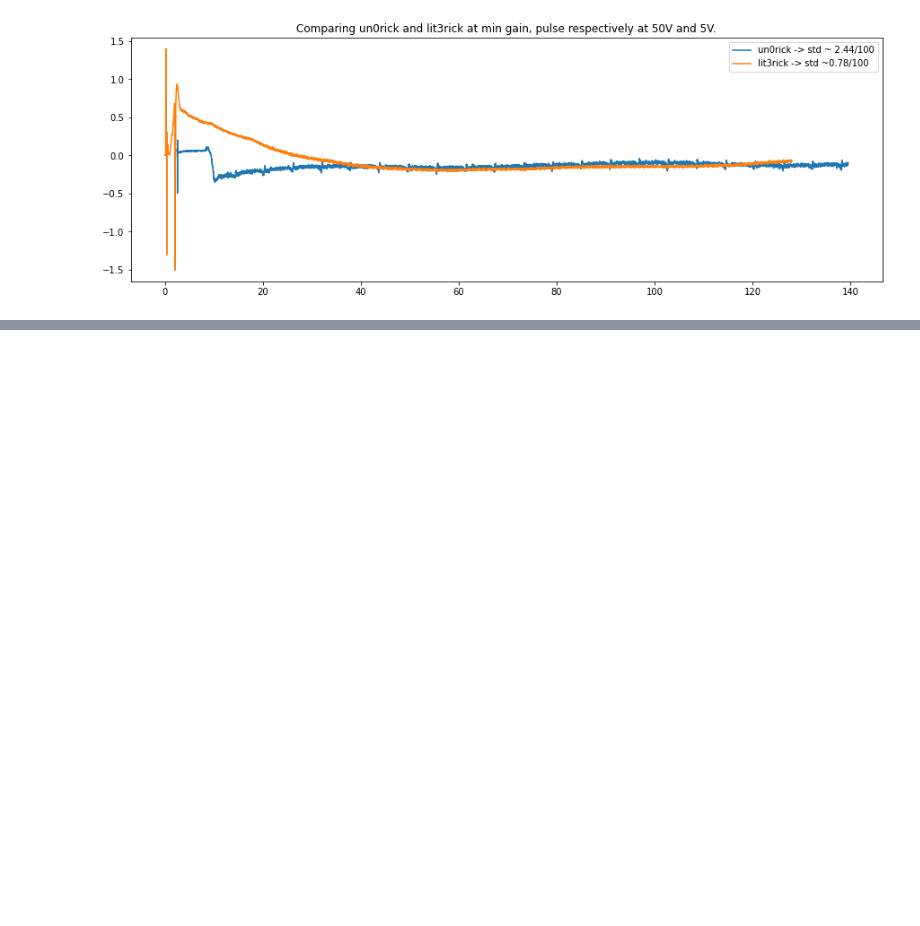
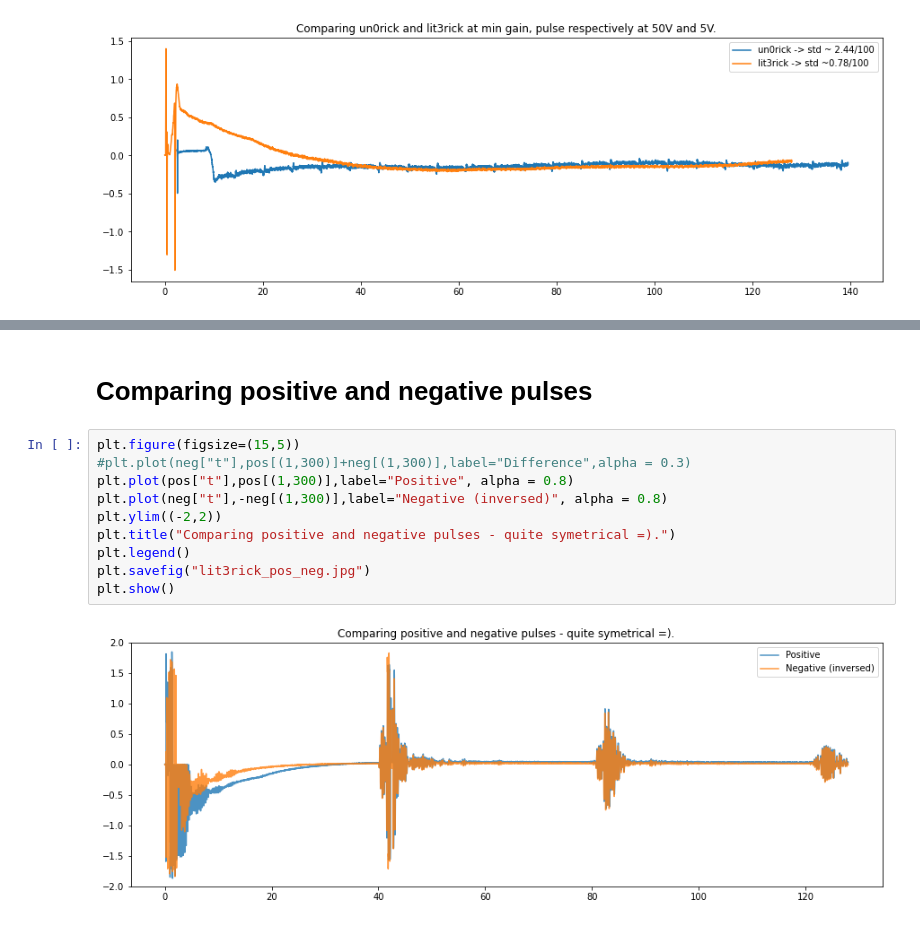
Before and after one commit to kelu124/lit3rick, a Jupyter notebook: sample_acqs/0.CompareAcqs.ipynb, the cells around one changed output, grey strips where cells are left out. Drawn from its saved outputs; the diff is of its cells as text; blank space fills up the shorter version.

```diff
--- a/sample_acqs/0.CompareAcqs.ipynb
+++ b/sample_acqs/0.CompareAcqs.ipynb
@@ -52,0 +75,14 @@ plt.show()
+# %% [markdown]
+# Comparing positive and negative pulses
+# %%
+plt.figure(figsize=(15,5))
+#plt.plot(neg["t"],pos[(1,300)]+neg[(1,300)],label="Difference",alpha = 0.3)
+plt.plot(pos["t"],pos[(1,300)],label="Positive", alpha = 0.8)
+plt.plot(neg["t"],-neg[(1,300)],label="Negative (inversed)", alpha = 0.8)
+plt.ylim((-2,2))
+plt.title("Comparing positive and negative pulses - quite symetrical =).")
+plt.legend()
+plt.savefig("lit3rick_pos_neg.jpg")
+plt.show()
+# %% [output]
+[figure, added]
```
Also changed, not shown: parts of 9 cells of this notebook, 7 other files.
